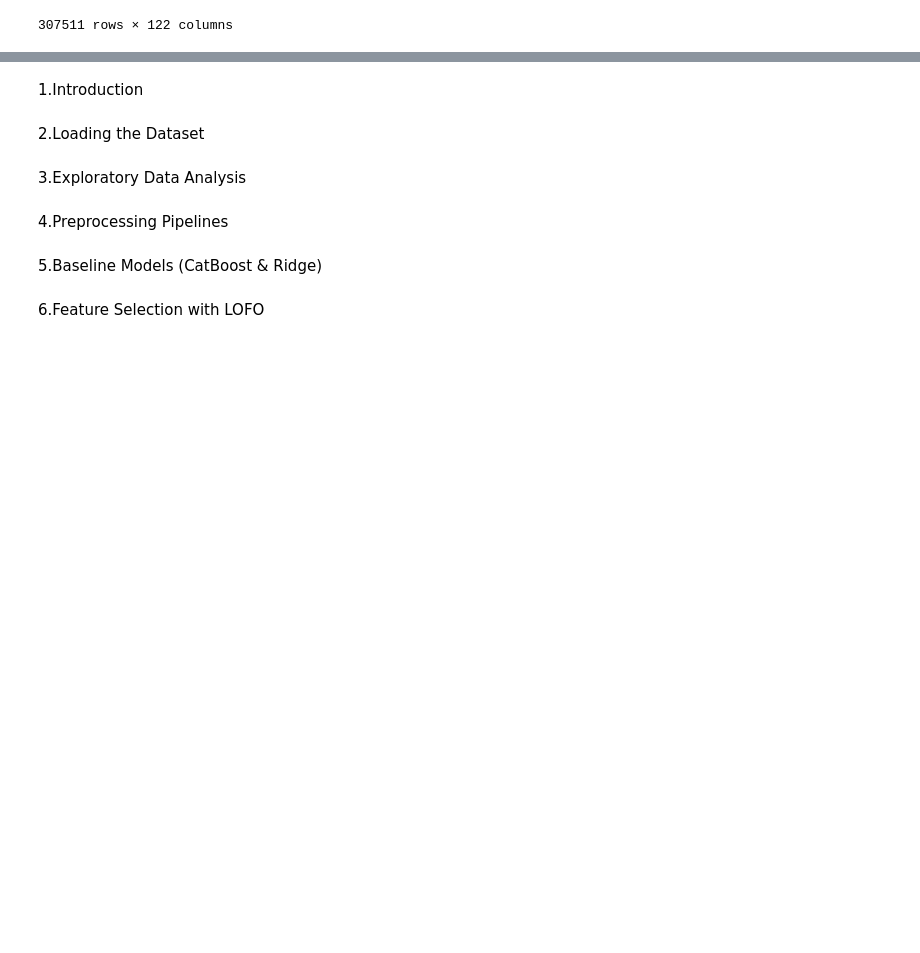
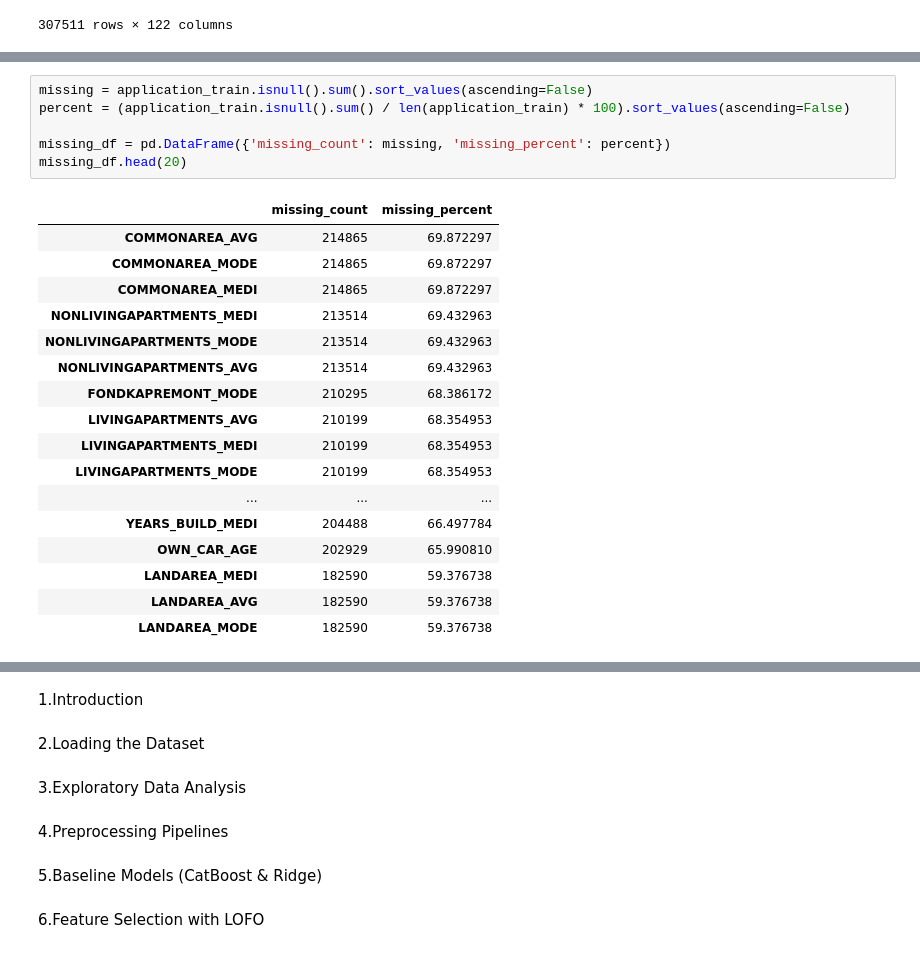
Before and after one commit to oguzhanzengin/case-study, a Jupyter notebook: case1.ipynb, the cells around one changed output, grey strips where cells are left out. Drawn from its saved outputs; the diff is of its cells as text; blank space fills up the shorter version.

```diff
--- a/case1.ipynb
+++ b/case1.ipynb
@@ -98,0 +103,24 @@ application_train
+# %%
+missing = application_train.isnull().sum().sort_values(ascending=False)
+percent = (application_train.isnull().sum() / len(application_train) * 100).sort_values(ascending=False)
+
+missing_df = pd.DataFrame({'missing_count': missing, 'missing_percent': percent})
+missing_df.head(20)
+# %% [output]
+|  | missing_count | missing_percent |
+| COMMONAREA_AVG | 214865 | 69.872297 |
+| COMMONAREA_MODE | 214865 | 69.872297 |
+| COMMONAREA_MEDI | 214865 | 69.872297 |
+| NONLIVINGAPARTMENTS_MEDI | 213514 | 69.432963 |
+| NONLIVINGAPARTMENTS_MODE | 213514 | 69.432963 |
+| NONLIVINGAPARTMENTS_AVG | 213514 | 69.432963 |
+| FONDKAPREMONT_MODE | 210295 | 68.386172 |
+| LIVINGAPARTMENTS_AVG | 210199 | 68.354953 |
+| LIVINGAPARTMENTS_MEDI | 210199 | 68.354953 |
+| LIVINGAPARTMENTS_MODE | 210199 | 68.354953 |
+| ... | ... | ... |
+| YEARS_BUILD_MEDI | 204488 | 66.497784 |
+| OWN_CAR_AGE | 202929 | 65.990810 |
+| LANDAREA_MEDI | 182590 | 59.376738 |
+| LANDAREA_AVG | 182590 | 59.376738 |
+| LANDAREA_MODE | 182590 | 59.376738 |
```
Also changed, not shown: parts of 5 cells of this notebook.
